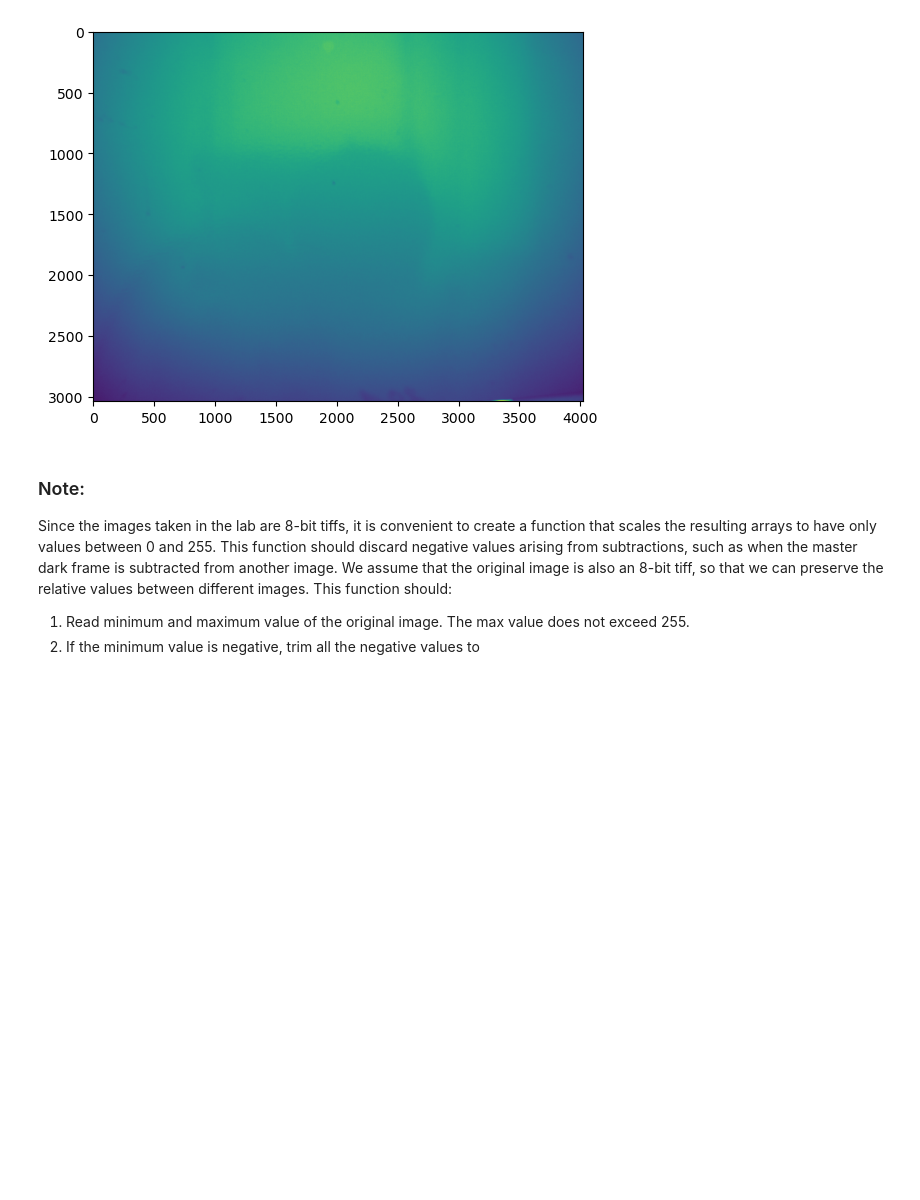
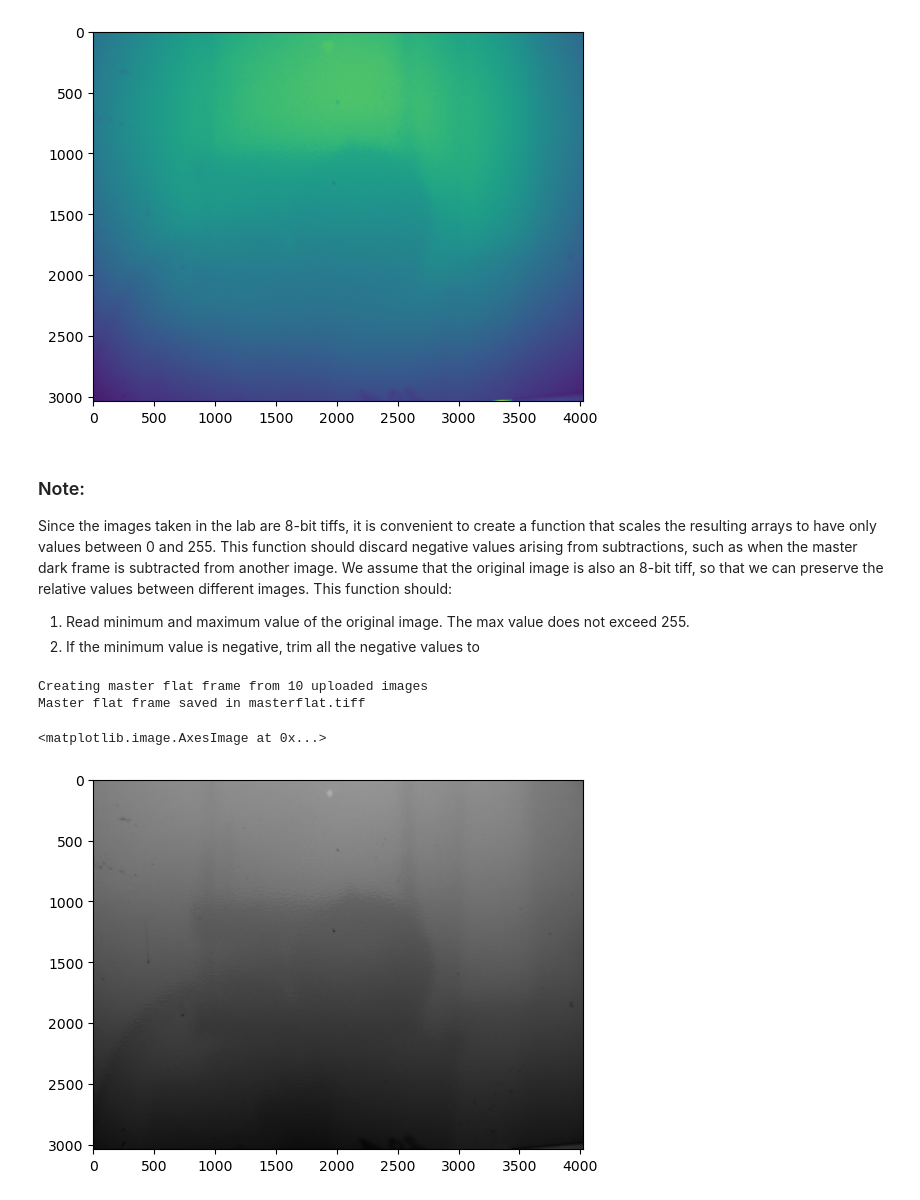
Before and after one commit to odroseroc/ct_reconstruction_project, a Jupyter notebook: notebooks/calibration_algorithms.ipynb, the cells around one changed output. Saved outputs shown, nothing was run; the diff lists cells and outputs as text; code cells hidden in the pictures; blank space fills up the shorter version.

Commit message:
Create flat field implemented.

```diff
--- a/notebooks/calibration_algorithms.ipynb
+++ b/notebooks/calibration_algorithms.ipynb
@@ -307,9 +307,8 @@ def scale_to_mean(img: np.ndarray, mean_value: float,
                   log_fn: Callable[[str],None] = no_op) -> np.ndarray:
     """
     Scales the values of an image such that its mean is mean_value.
-    Allows to parse the mean of the image as argument. This allows to avoid
-    doubling the process if the mean of this image has been previously
-    caltulated.
+    Allows to parse the mean of the image as argument. This avoids repetitionif
+    the mean of this image has been previously calculated.
     """
     if img_mean == None:
         img_mean = np.mean(img)
@@ -318,39 +317,71 @@ def scale_to_mean(img: np.ndarray, mean_value: float,
 # %%
 import sys
 sys.path.append('..')
 from core.log_utils import no_op
 from imaging.img_utils import *
+from typing import Union
+import matplotlib.pyplot as plt
 
-def create_master_flat(input_files: list[np.ndarray],
-                       masterdark: np.ndarray,
+DATA_DIR_STR = '../data/lab_images/flatframes/'
+
+def create_master_flat(input_imgs: list[np.ndarray] | list[str] | str,
+                       masterdark: np.ndarray | str,
                        output_file: str = './masterflat.tiff',
                        log_fn: Callable[[str], None] = no_op) -> np.ndarray:
     """
     Creates a master flat frame and saves it to disk.
     The master flat frame is created from a list of flatframes and a master dark
     frame that has to be provided as parmeter to the function.
 
     Parameters
     ----------
-    input_files: list of arrays
+    input_imgs: list of arrays, or list of path-like strings or path-like string
         List of flat frames from which the master flat frame will be created.
-    masterdark: np.ndarray
-        Master dark frame that is subtracted from each flat frame to eliminate
-        dark counts arising from the detector.
+        Apart from arrays containing the images, this parameter can also receive
+        a list of paths to the image files or a glob argument.
+    masterdark: np.ndarray or path-like string
+        Master dark frame (or path to it) that is subtracted from each flat
+        frame to eliminate dark counts arising from the detector.
     output_file: str, optional
         Path-like string where the master flat frame will be stored in disk. If
         it is not provided, the file image will be saved as masterflat.tiff in
         the current directory.
     log_fn: Callable, optional
         Function to show status messages. Must accept a string. By default it
         is an empty function that does no operation.
 
     Returns
     -------
     np.ndarray
         The master flat frame (also saved to disk).
     """
+
+    # Import images if necessary
+    if (isinstance(input_imgs, list) and isinstance(input_imgs[0], str))\
+    or isinstance(input_imgs, str):
+        input_imgs = import_images(input_imgs)
+    if isinstance(masterdark, str):
+        masterdark, = import_images(masterdark)
+
     output_file = Path(output_file)
-    log_fn("Creating master flat frame from "+str(len(darkFrames))+" uploaded images")
+
+    log_fn("Creating master flat frame from "+str(len(input_imgs))+" uploaded images")
+    subtracted_imgs = [img - masterdark for img in input_imgs] # subtract masterdark
+    means = [np.mean(img) for img in subtracted_imgs]
+    scaling_mean = np.amax(means)
+    scaled_imgs = [scale_to_mean(img, scaling_mean, mean) for img, mean in zip(subtracted_imgs, means)] # scale all flat frames to a single mean
+    masterflat = median_by_pixel(scaled_imgs)
+    io.imsave(output_file, masterflat.astype(np.uint8), check_contrast=False)
+    log_fn("Master flat frame saved in "+str(output_file))
+    return masterflat
+
+# Test here
+mf = create_master_flat(input_imgs=DATA_DIR_STR+'flat500ms_*.tiff', masterdark = '../data/lab_images/darkframes/dark500ms_69.tiff', log_fn=print)
+plt.imshow(mf, cmap='grey')
+# %% [output]
+Creating master flat frame from 10 uploaded images
+Master flat frame saved in masterflat.tiff
+<matplotlib.image.AxesImage at 0x...>
+[figure, added]
 # %% [markdown]
 2025/07/16
```
Also changed, not shown: parts of 1 cell of this notebook, 4 other files.
